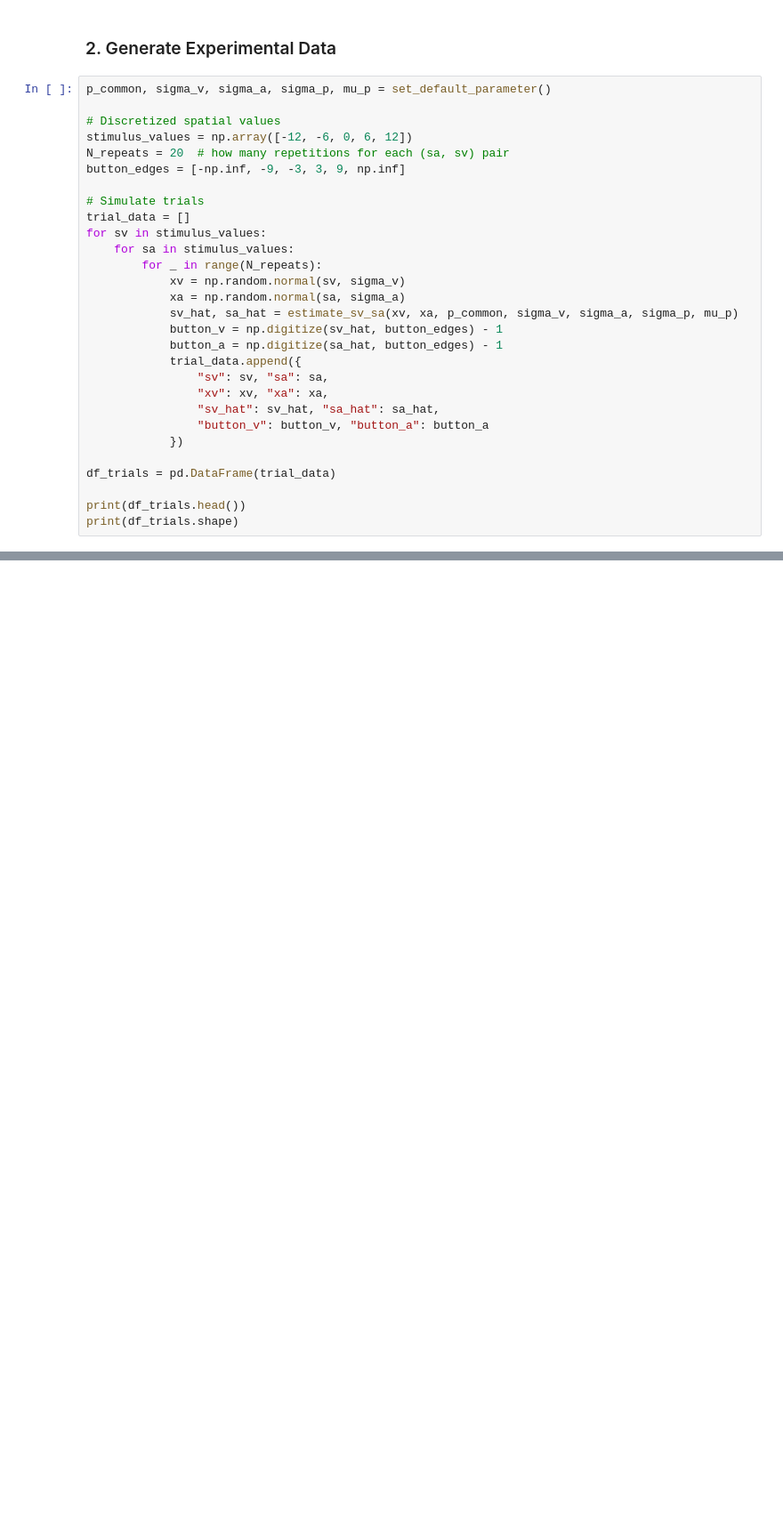
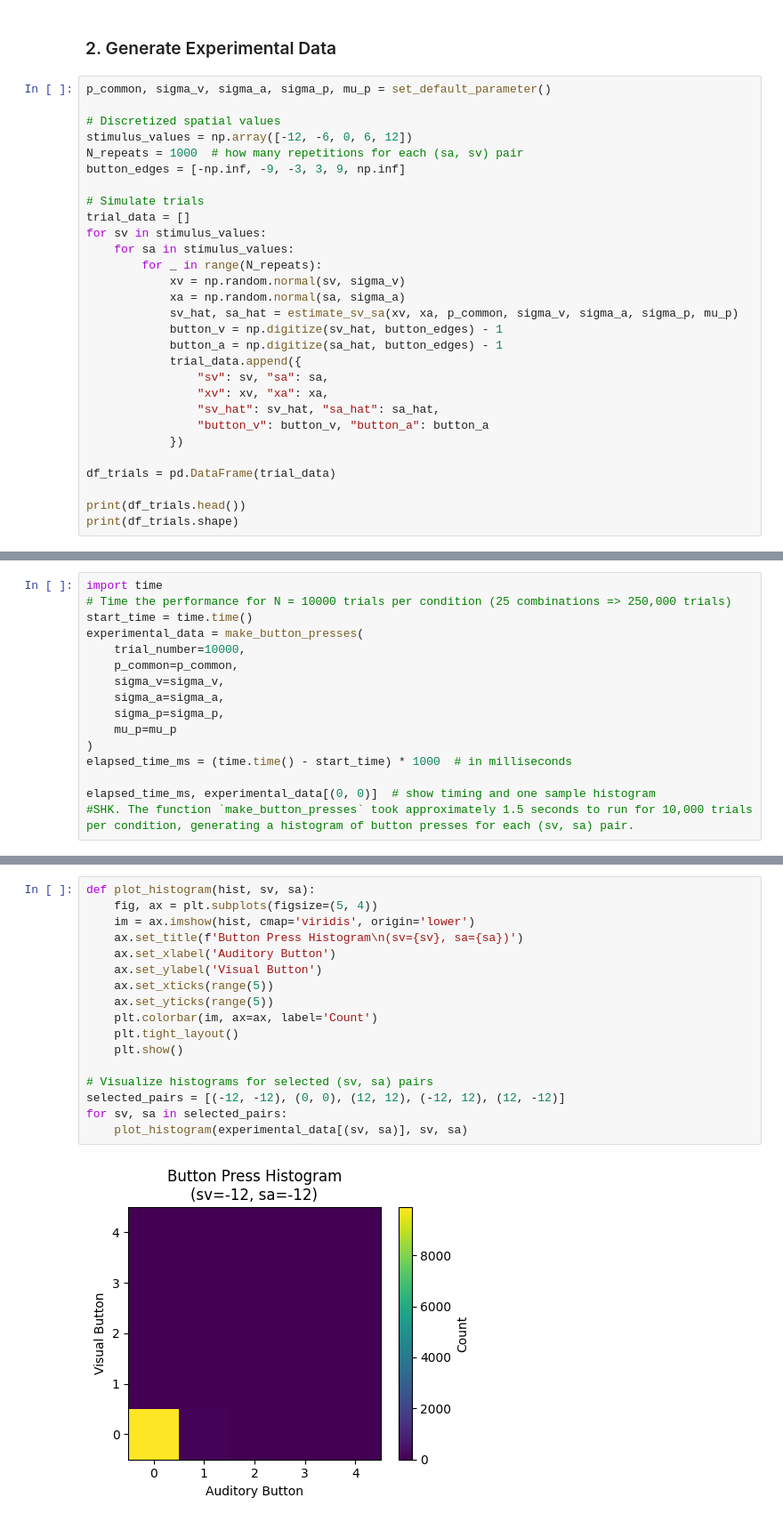
Before and after one commit to Anina2407/Causal-Inference-in-Multisensory-Perception, a Jupyter notebook: msi.ipynb, the cells around one changed output, grey strips where cells are left out. Shown at 89% size. Cells and saved outputs as stored; diff of their text form; blank space fills up the shorter version.

```diff
--- a/msi.ipynb
+++ b/msi.ipynb
@@ -582,7 +582,7 @@ p_common, sigma_v, sigma_a, sigma_p, mu_p = set_default_parameter()
 
 # Discretized spatial values
 stimulus_values = np.array([-12, -6, 0, 6, 12])
-N_repeats = 20  # how many repetitions for each (sa, sv) pair
+N_repeats = 1000  # how many repetitions for each (sa, sv) pair
 button_edges = [-np.inf, -9, -3, 3, 9, np.inf]
 
 # Simulate trials
@@ -616,0 +672,16 @@ print(df_trials.shape)
+# %%
+import time
+# Time the performance for N = 10000 trials per condition (25 combinations => 250,000 trials)
+start_time = time.time()
+experimental_data = make_button_presses(
+    trial_number=10000,
+    p_common=p_common,
+    sigma_v=sigma_v,
+    sigma_a=sigma_a,
+    sigma_p=sigma_p,
+    mu_p=mu_p
+)
+elapsed_time_ms = (time.time() - start_time) * 1000  # in milliseconds
+
+elapsed_time_ms, experimental_data[(0, 0)]  # show timing and one sample histogram
+#SHK. The function `make_button_presses` took approximately 1.5 seconds to run for 10,000 trials per condition, generating a histogram of button presses for each (sv, sa) pair.
@@ -616,0 +697,19 @@ print(df_trials.shape)
+# %%
+def plot_histogram(hist, sv, sa):
+    fig, ax = plt.subplots(figsize=(5, 4))
+    im = ax.imshow(hist, cmap='viridis', origin='lower')
+    ax.set_title(f'Button Press Histogram\n(sv={sv}, sa={sa})')
+    ax.set_xlabel('Auditory Button')
+    ax.set_ylabel('Visual Button')
+    ax.set_xticks(range(5))
+    ax.set_yticks(range(5))
+    plt.colorbar(im, ax=ax, label='Count')
+    plt.tight_layout()
+    plt.show()
+
+# Visualize histograms for selected (sv, sa) pairs
+selected_pairs = [(-12, -12), (0, 0), (12, 12), (-12, 12), (12, -12)]
+for sv, sa in selected_pairs:
+    plot_histogram(experimental_data[(sv, sa)], sv, sa)
+# %% [output]
+[figure, added]
```
Also changed, not shown: parts of 11 cells of this notebook.
